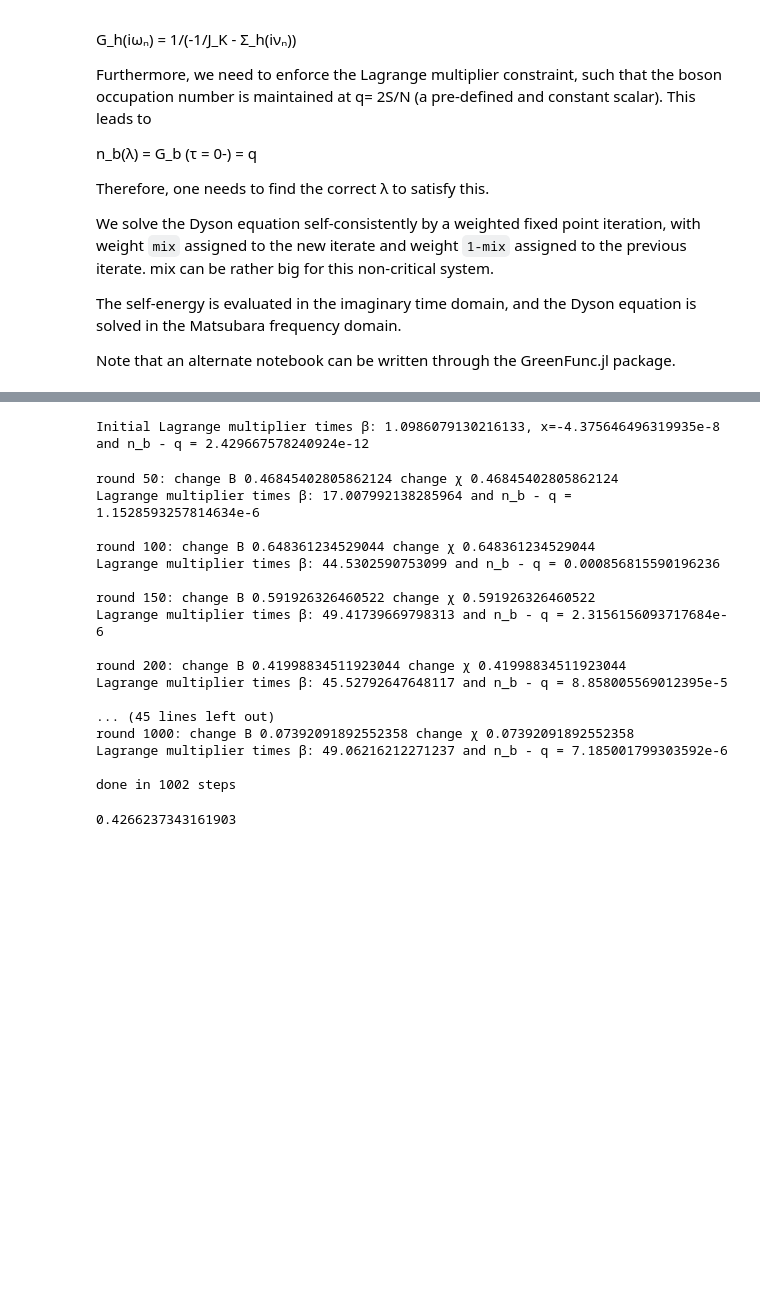
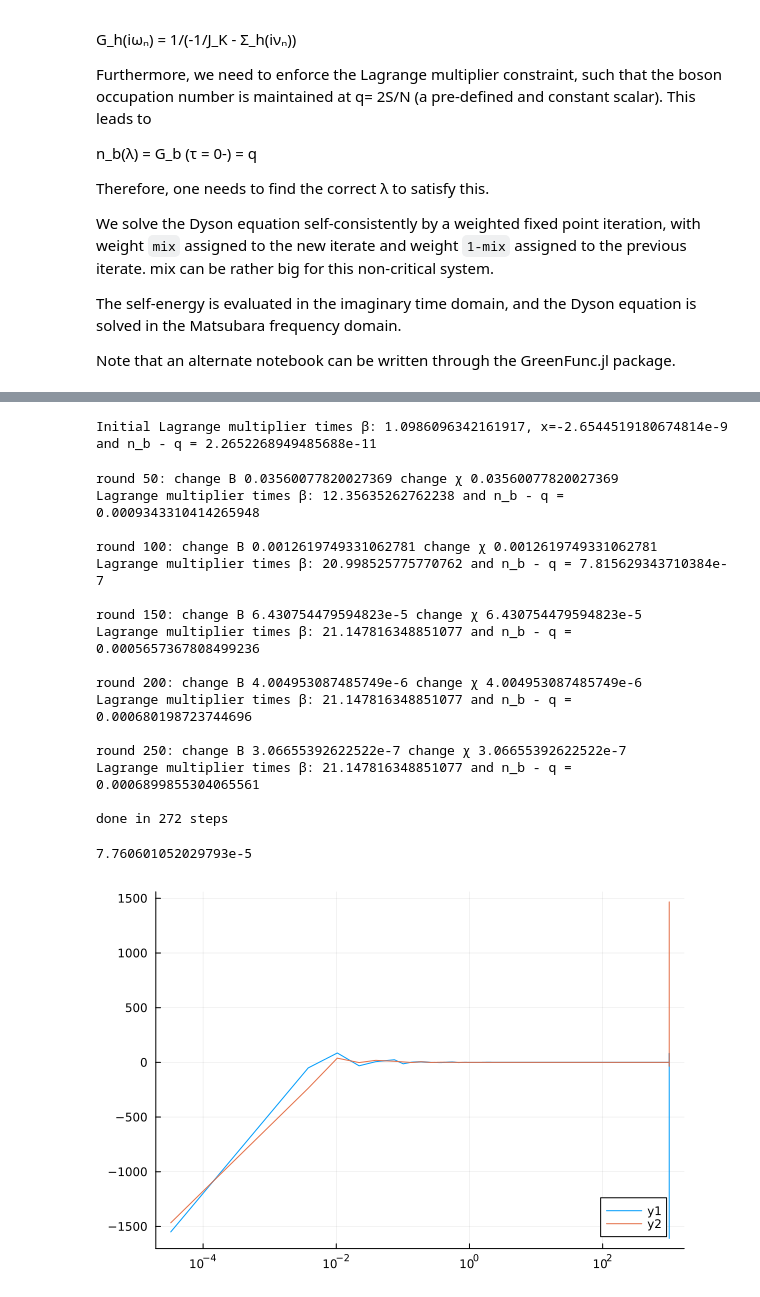
Before and after one commit to vdrouint/large-N-equations, a Jupyter notebook: largeN.ipynb, the cells around one changed output, grey strips where cells are left out. Drawn from its saved outputs; the diff is of its cells as text; code cells hidden in the pictures; blank space fills up the shorter version.

```diff
--- a/largeN.ipynb
+++ b/largeN.ipynb
@@ -50,7 +62,7 @@ diff_modulated(a, b) = sum(abs.(a - b)) /sum(abs.(b)) # return the maximum devia
 # Initialize DLR grid
 
 rtol = 1e-8
-β = 100.0  #inverse temperature
+β = 1000.0  #inverse temperature
 Euv = 100 #UV cutoff
 df = DLRGrid(Euv = Euv, β = β, isFermi = true, rtol = rtol, symmetry = :none) #fermionic DLR grid
 db = DLRGrid(Euv = Euv, β = β, isFermi = false, rtol = rtol, symmetry = :none) #bosonic DLR grid
@@ -112,17 +124,17 @@ println("Initial Lagrange multiplier times β: $((λ + xval)*β), x=$xval and n_
 G_B_new = 1 ./(db.ωn * 1im .- λ .- xval) #in omega freq
 G_B = matfreq2tau(db, G_B_new);
 # %% [output]
-Initial Lagrange multiplier times β: 1.0986079130216133, x=-4.375646496319935e-8 and n_b - q = 2.429667578240924e-12
+Initial Lagrange multiplier times β: 1.0986096342161917, x=-2.6544519180674814e-9 and n_b - q = 2.2652268949485688e-11
 # %%
 #iteration process
 #needs to be put into a function
-mix = 0.01
+mix = 0.1
 maxiter = 1000
 numprint = 20
 sumrule = nothing
 verbose = true
-#tol = -maximum([-df.rtol * 10, -db.rtol * 10])
-tol = 1e-3
+tol = -maximum([-df.rtol * 10, -db.rtol * 10])
+#tol = 1e-5
 
 #conduction electron G does not change
 tau_c = df.τ # DLR imaginary time nodes
@@ -185,25 +197,33 @@ end
 
 print("done in $iter steps")
 # %% [output]
-round 50: change B 0.46845402805862124 change χ 0.46845402805862124
-Lagrange multiplier times β: 17.007992138285964 and n_b - q = 1.1528593257814634e-6
+round 50: change B 0.03560077820027369 change χ 0.03560077820027369
+Lagrange multiplier times β: 12.35635262762238 and n_b - q = 0.0009343310414265948
 
-round 100: change B 0.648361234529044 change χ 0.648361234529044
-Lagrange multiplier times β: 44.5302590753099 and n_b - q = 0.000856815590196236
+round 100: change B 0.0012619749331062781 change χ 0.0012619749331062781
+Lagrange multiplier times β: 20.998525775770762 and n_b - q = 7.815629343710384e-7
 
-round 150: change B 0.591926326460522 change χ 0.591926326460522
-Lagrange multiplier times β: 49.41739669798313 and n_b - q = 2.3156156093717684e-6
+round 150: change B 6.430754479594823e-5 change χ 6.430754479594823e-5
+Lagrange multiplier times β: 21.147816348851077 and n_b - q = 0.0005657367808499236
 
-round 200: change B 0.41998834511923044 change χ 0.41998834511923044
-Lagrange multiplier times β: 45.52792647648117 and n_b - q = 8.858005569012395e-5
+round 200: change B 4.004953087485749e-6 change χ 4.004953087485749e-6
+Lagrange multiplier times β: 21.147816348851077 and n_b - q = 0.000680198723744696
 
-... (45 lines left out)
-round 1000: change B 0.07392091892552358 change χ 0.07392091892552358
-Lagrange multiplier times β: 49.06216212271237 and n_b - q = 7.185001799303592e-6
+round 250: change B 3.06655392622522e-7 change χ 3.06655392622522e-7
+Lagrange multiplier times β: 21.147816348851077 and n_b - q = 0.0006899855304065561
 
-done in 1002 steps
+done in 272 steps
 # %%
 #phase shift calculation - does not seem good
-imag(log(sum(G_h)/β))/π
+G_h_omega = tau2matfreq(df, G_h)
+Sigma_h_one = matfreq2tau(df, - ((1.0 ./ G_h_omega) .- (- 1 ./J_K )))
+Sigma_h_two = G_B .* G_c_rev
+delta1 = -imag(log(J_K - sum(Sigma_h_two)/β))/π
+#delta1 = imag(log(sum(G_h)/β))/π
 # %% [output]
-0.4266237343161903
+7.760601052029793e-5
+# %%
+plot(df.τ, imag(G_h), xscale=:log10)
+plot!(df.τ, real(G_h),xscale=:log10)
+# %% [output]
+[figure, added]
```
Also changed, not shown: parts of 5 cells of this notebook.
